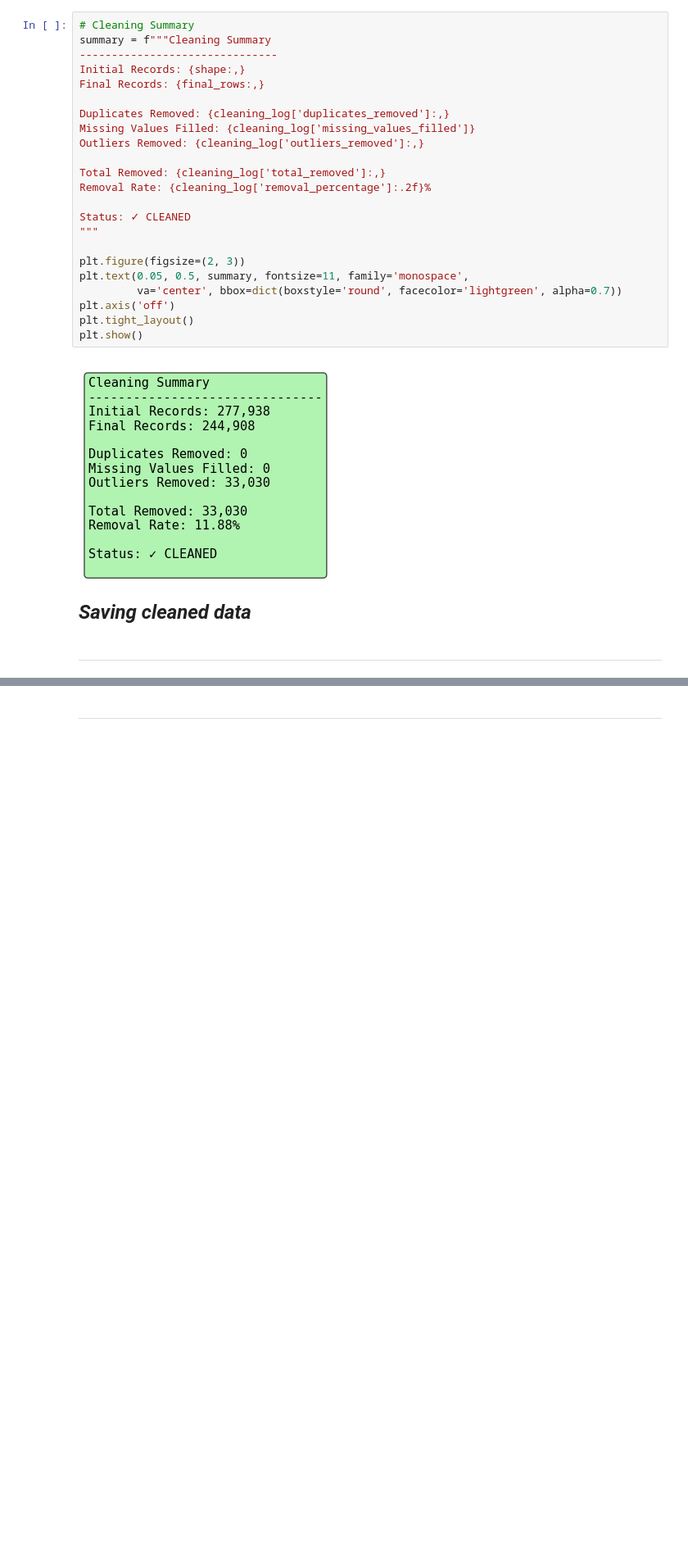
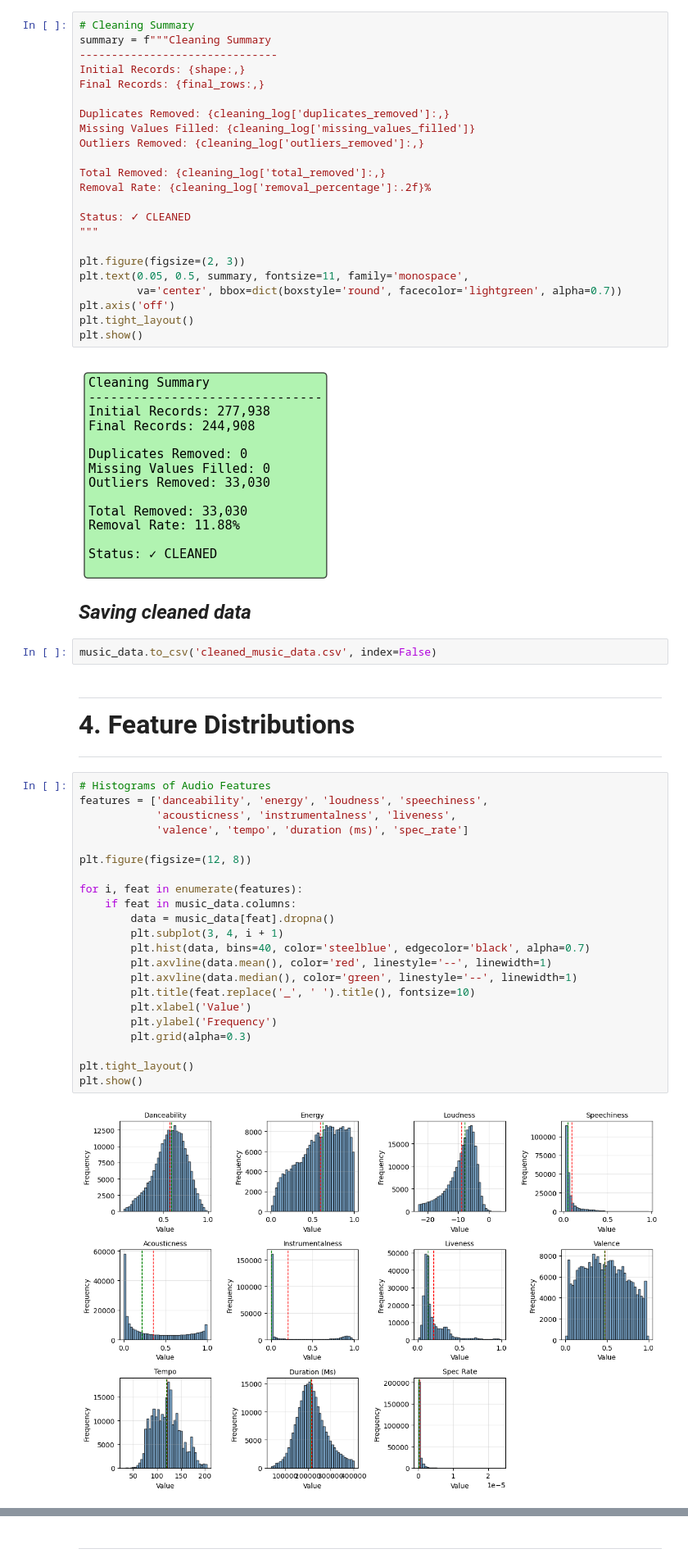
Before and after one commit to veenaledi/DS-Capstone-Project, a Jupyter notebook: Music.ipynb, the cells around one changed output, grey strips where cells are left out. Shown at 82% size. Cells and saved outputs as stored; diff of their text form; blank space fills up the shorter version.

```diff
--- a/Music.ipynb
+++ b/Music.ipynb
@@ -345,5 +345,35 @@ plt.show()
 [figure]
 # %% [markdown]
 ***<span style="font-size: 24px;"> Saving cleaned data</span>***
+# %%
+music_data.to_csv('cleaned_music_data.csv', index=False)
 # %% [markdown]
 ---
+# %% [markdown]
+__<font size="6">4. Feature Distributions </font>__
+
+---
+# %%
+# Histograms of Audio Features
+features = ['danceability', 'energy', 'loudness', 'speechiness',
+            'acousticness', 'instrumentalness', 'liveness',
+            'valence', 'tempo', 'duration (ms)', 'spec_rate']
+
+plt.figure(figsize=(12, 8))
+
+for i, feat in enumerate(features):
+    if feat in music_data.columns:
+        data = music_data[feat].dropna()
+        plt.subplot(3, 4, i + 1)
+        plt.hist(data, bins=40, color='steelblue', edgecolor='black', alpha=0.7)
+        plt.axvline(data.mean(), color='red', linestyle='--', linewidth=1)
+        plt.axvline(data.median(), color='green', linestyle='--', linewidth=1)
+        plt.title(feat.replace('_', ' ').title(), fontsize=10)
+        plt.xlabel('Value')
+        plt.ylabel('Frequency')
+        plt.grid(alpha=0.3)
+
+plt.tight_layout()
+plt.show()
+# %% [output]
+[figure, added]
```
Also changed, not shown: parts of 12 cells of this notebook, 1 other file.
